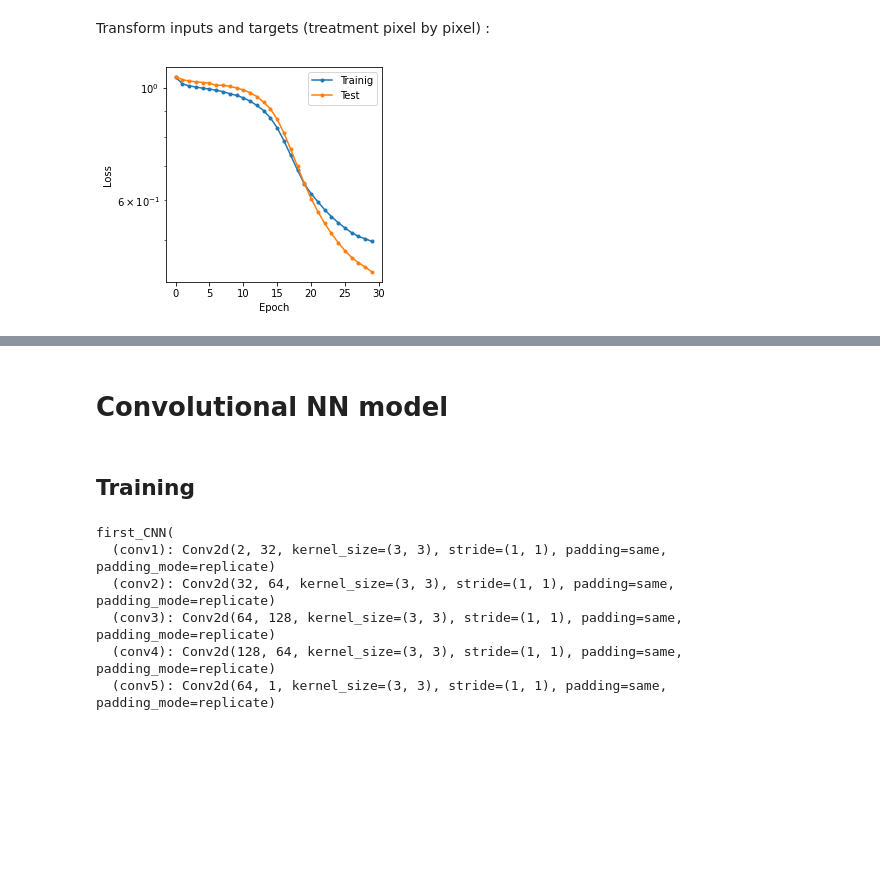
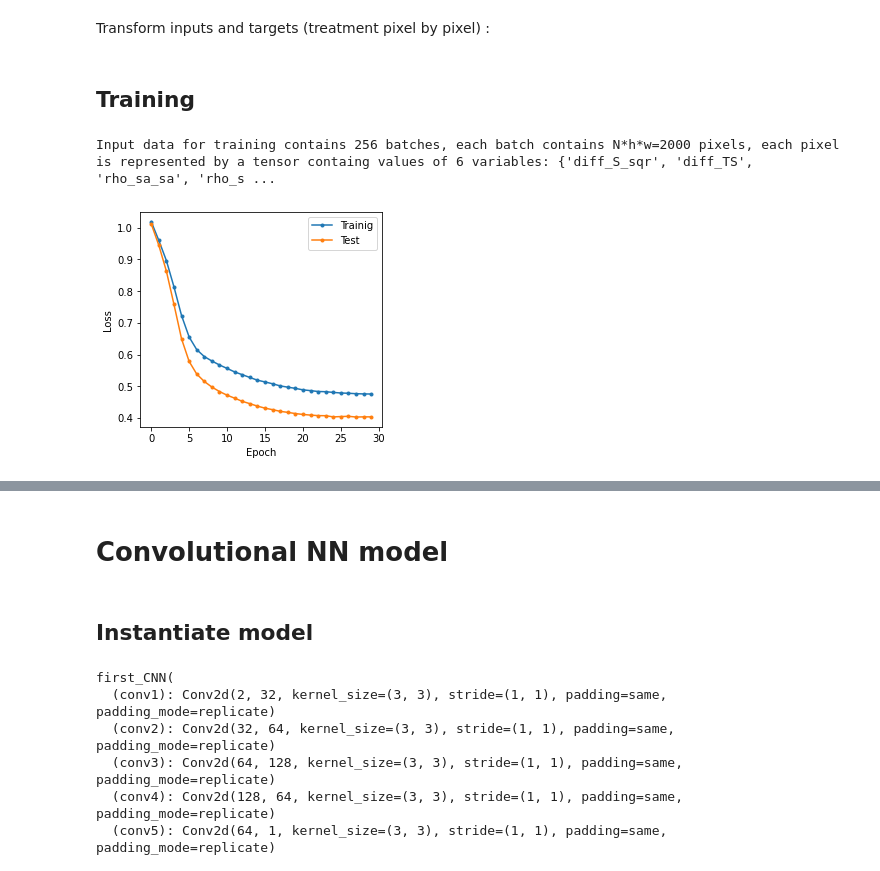
Before and after one commit to anastasiaGor/oceanDataNotebooks, a Jupyter notebook: density_ML/05-compare_determ_param.ipynb, the cells around one changed output, grey strips where cells are left out. Cells and saved outputs as stored; diff of their text form; code cells hidden in the pictures; blank space fills up the shorter version.

```diff
--- a/density_ML/05-compare_determ_param.ipynb
+++ b/density_ML/05-compare_determ_param.ipynb
@@ -92,7 +93,7 @@ class ToTensor(object):
 # %% [markdown]
 # Data Loader
 # %%
-list_of_datasets = sorted(glob.glob('oceanDataNotebooks/density_ML/datasets/dataset?.nc'))
+list_of_datasets = sorted(glob.glob('datasets/dataset?.nc'))
 #list_of_datasets = ['oceanDataNotebooks/density_ML/datasets/dataset'+str(index)+'.nc' for index in range(4)]
 # %%
 list_of_datasets
@@ -174,6 +204,13 @@ def transform_input(sample) :
     return torch.hstack([sample[key].view(-1,1) for key in keys_input_FCNN]).to(torch.float32).to(device)
 def transform_target(sample) :
     return sample['sigma0_delta'].view(-1, 1).to(torch.float32).to(device)
+# %% [markdown]
+## Training
+# %%
+print(r'Input data for training contains ' + str(len(train_data_loader)) + r' batches, each batch contains N*h*w=' + str(batch_size*h*w) + \
+      ' pixels, each pixel is represented by a tensor containg values of ' + str(len(keys_input_FCNN)) + ' variables: ' + str(keys_input_FCNN))
+# %% [output]
+Input data for training contains 256 batches, each batch contains N*h*w=2000 pixels, each pixel is represented by a tensor containg values of 6 variables: {'diff_S_sqr', 'diff_TS', 'rho_sa_sa', 'rho_s ...
 # %%
 %%time
 nb_of_epochs = 30
@@ -195,32 +232,32 @@ for epoch in tqdm(range(nb_of_epochs)):
         #if not(x.isnan().any()) :
         y = modelFCNN(x)
         loss = criterion(y, transform_target(sample))
         # Backward pass
         loss.backward()
         optimizer.step()
         training_losses = np.append(training_losses, loss.detach().cpu().numpy())
     epoch_training_losses[epoch] = np.mean(training_losses)
     # Test
     with torch.no_grad():
         test_losses = list()
         for sample in tqdm(test_data_loader, desc='Testing', ascii=True):
             # Forward pass
             x = transform_input(sample)
             y = modelFCNN(x)
 
             loss = criterion(y, transform_target(sample))
             test_losses = np.append(test_losses, loss.detach().cpu().numpy())
         epoch_test_losses[epoch] = np.mean(test_losses)
     fig, ax = plt.subplots(ncols=1, nrows=1, figsize=(4,3.5), constrained_layout=True)
 
     ax.plot(epoch_training_losses[0:epoch+1], '.-', label='Trainig')
     ax.plot(epoch_test_losses[0:epoch+1], '.-', label='Test')
-    ax.set(yscale='log', xlabel='Epoch', ylabel='Loss')
+    ax.set(yscale='linear', xlabel='Epoch', ylabel='Loss')
     ax.legend()
 
     display.display(plt.gcf())
     display.clear_output(wait=True)
 
     plt.show()
 # %% [output]
-[figure, old version]
+[figure, new version]
@@ -270,6 +307,6 @@ class first_CNN(nn.Module):
         x = self.conv5(x)
 
         return x
-# %% [markdown]
-## Training
+# %% [markdown]
+## Instantiate model
 # %%
```
Also changed, not shown: parts of 21 cells of this notebook, 1 other file.
